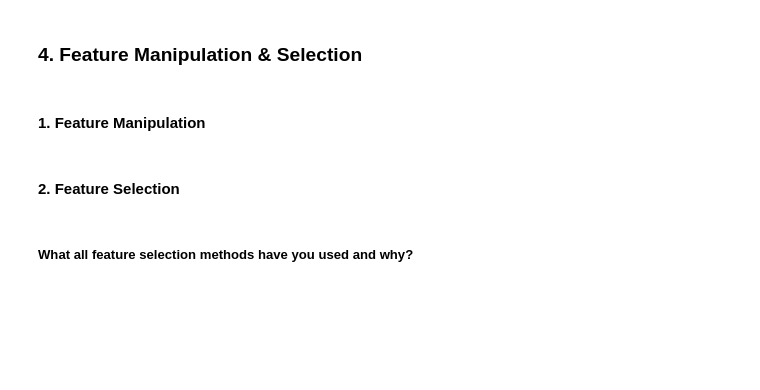
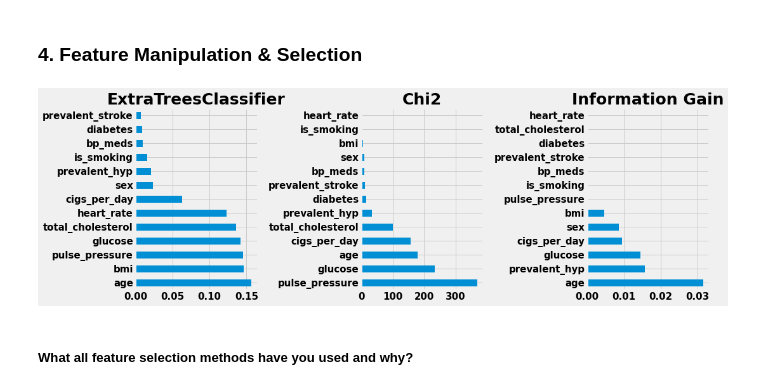
Before and after one commit to 7-sumit/Cardiovascular-Risk-Prediction, a Jupyter notebook: Cardiovascular_Risk_Prediction.ipynb, the cells around one changed output. Saved outputs shown, nothing was run; the diff lists cells and outputs as text; code cells hidden in the pictures; blank space fills up the shorter version.

```diff
--- a/Cardiovascular_Risk_Prediction.ipynb
+++ b/Cardiovascular_Risk_Prediction.ipynb
@@ -957,9 +957,17 @@ print(missing_val_col_lst)
 # %% [markdown]
 #### **Imputation in 'bp_meds'** : Earlier we saw in EDA that 'bp_meds' effects the probability of a person getting heart disease or not.Since the dataset is related to health sector,it would be unsafe to impute values in 'bp_meds'. If we immute values in 'bp_meds' with 'No'(Mode value in bp_meds) we are making a huge assumption that person was not on blood pressure medication.Hence we are dropping rows missing rows in 'bp_meds'
 # %%
+# Finding missing values indexes in bp_meds in X_train and X_test
+bp_meds_missing_value_index_in_X_train = list(X_train[X_train['bp_meds'].isnull()].index)
+bp_meds_missing_value_index_in_X_test = list(X_test[X_test['bp_meds'].isnull()].index)
+
 # Dropping missing rows in 'bp_meds' as we don't want to assume anything
 X_train.dropna(subset=['bp_meds'],inplace=True)
 X_test.dropna(subset=['bp_meds'],inplace=True)
+
+# Dropping missing rows in 'bp_meds' from y_train and y_test
+y_train.drop(index=bp_meds_missing_value_index_in_X_train,inplace=True)
+y_test.drop(index=bp_meds_missing_value_index_in_X_test,inplace=True)
 # %% [markdown]
 #### **Imputation in 'cigs_per_day'** : As cigs_per_day has outliers we are imputing it with median
 # %%
@@ -1082,5 +1090,3 @@ We have used 'Median Imputation' and 'KNN Imputer' for accurate imputation of mi
 Answer Here.
 # %% [markdown]
 ### 4. Feature Manipulation & Selection
-# %% [markdown]
-#### 1. Feature Manipulation
@@ -1087,7 +1098,24 @@ Answer Here.
+# %%
+extra_trees_model = ExtraTreesClassifier()
+extra_trees_model.fit(X_train,y_train)
+extra_trees_feature_rank = pd.Series(extra_trees_model.feature_importances_,index=X_train.columns)
+
+select_k_best_model = SelectKBest(score_func=chi2,k='all')
+select_k_best_model.fit(X_train,y_train)
+chi2_feature_rank = pd.Series(select_k_best_model.scores_,index=X_train.columns)
+
+mutual_info_feature_rank = pd.Series(mutual_info_classif(X_train,y_train),index=X_train.columns)
+
+
+fig,axs = plt.subplots(1,3,figsize=(15,5))
+extra_trees_feature_rank.sort_values(ascending=False).plot(kind='barh', title='ExtraTreesClassifier', ax=axs[0])
+chi2_feature_rank.sort_values(ascending=False).plot(kind='barh', title='Chi2', ax=axs[1])
+mutual_info_feature_rank.sort_values(ascending=False).plot(kind='barh', title='Information Gain', ax=axs[2])
+plt.tight_layout()
+# %% [output]
+[figure, added]
 # %%
 # Manipulate Features to minimize feature correlation and create new features
-# %% [markdown]
-#### 2. Feature Selection
 # %%
 # Select your features wisely to avoid overfitting
 # %% [markdown]
```
Also changed, not shown: parts of 2 cells of this notebook.
